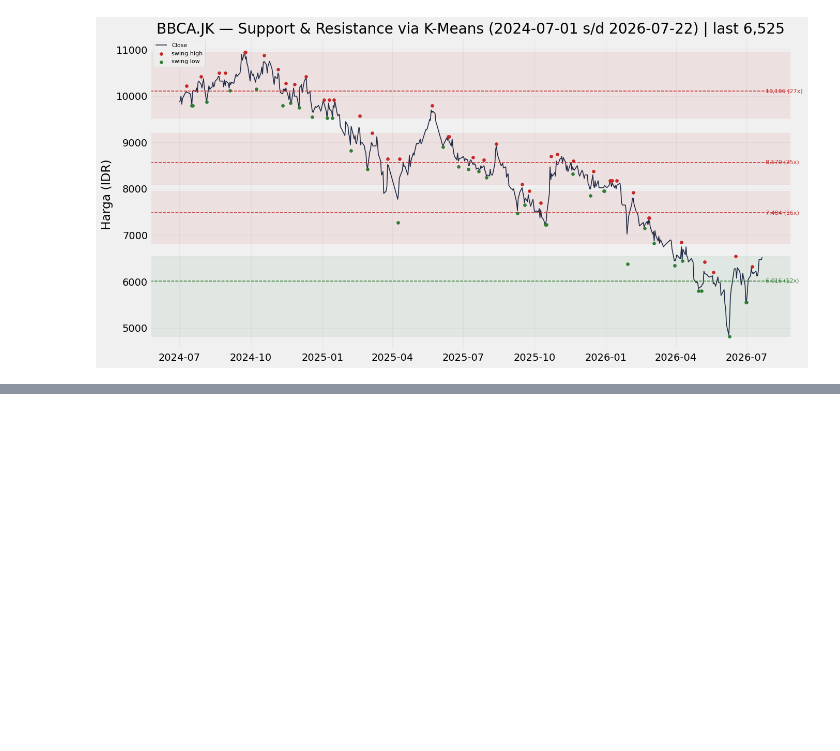
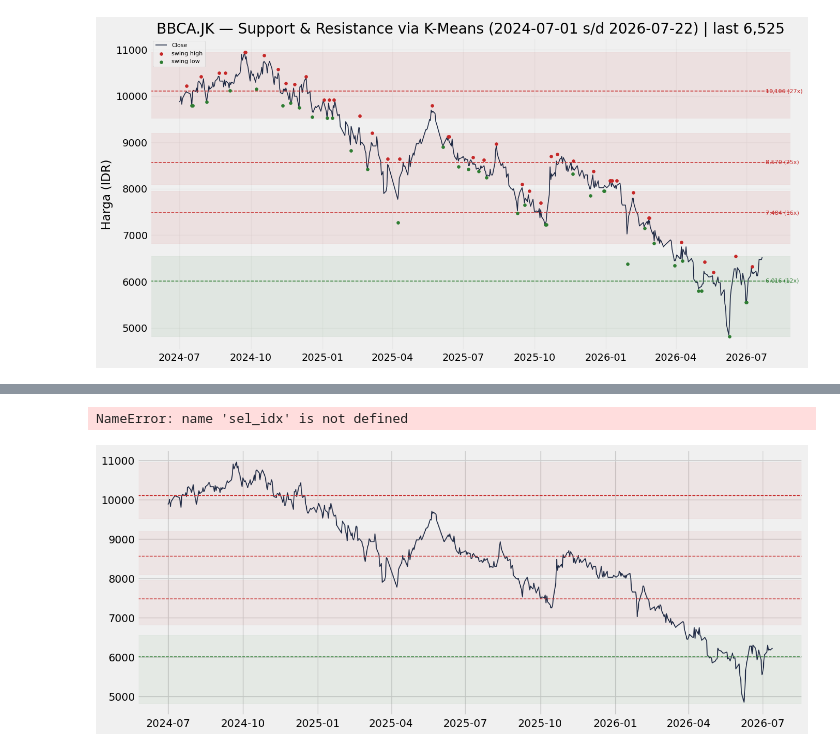
Before and after one commit to patricktelnoni/support_resistance_detection, a Jupyter notebook: regression.ipynb, the cells around one changed output, grey strips where cells are left out. Saved outputs shown, nothing was run; the diff lists cells and outputs as text; code cells hidden in the pictures; blank space fills up the shorter version.

Commit message:
Lstm with plot

```diff
--- a/regression.ipynb
+++ b/regression.ipynb
@@ -364,0 +502,51 @@ def prepare_sequences(X, y, lookback=LOOKBACK):
+# %%
+
+fig, ax = plt.subplots(figsize=(14, 6))
+ax.plot(df.index, df['Close'], color="#1f2a44", lw=1.2, label='Close')
+for _, r in levels.iterrows():
+  color = "#2e7d32" if r.zona == "SUPPORT" else "#c62828"
+  ax.axhspan(r.low, r.high, color=color, alpha=0.06)
+  ax.axhline(r.level, color=color, ls='--', lw=1)
+
+for i in sel_idx:
+  sd = test_dates[i]
+  if sd not in df.index:
+    try:
+      sd = df.index[df.index.get_loc(sd, method='nearest')]
+    except Exception:
+      sd = df.index[-1]
+    start_price = float(df.loc[sd, 'Close'])
+    target_level = choose_target_level(start_price, int(preds[i]))
+    dates_proj = pd.bdate_range(sd, periods=proj_days)
+
+    hist_days = min(LOOKBACK, df.index.get_loc(sd) + 1)
+    hist_slice = df['Close'].iloc[df.index.get_loc(sd) - hist_days + 1 : df.index.get_loc(sd) + 1]
+    returns = hist_slice.pct_change().fillna(0).values
+    cum = np.cumsum(returns)
+    if len(cum) > 1 and np.ptp(cum) > 0:
+      shape = (cum - cum.min()) / np.ptp(cum)
+    else:
+      shape = np.linspace(0.0, 1.0, len(cum))
+
+    if len(shape) > 3:
+      shape = np.convolve(shape, np.ones(3) / 3, mode='same')
+      shape = np.clip(shape, 0.0, 1.0)
+
+    path_x = np.linspace(0.0, 1.0, proj_days)
+    prices_proj = start_price + np.interp(path_x, np.linspace(0.0, 1.0, len(shape)), shape) * (target_level - start_price)
+    alpha = float(probs[i]) if probs is not None else 0.6
+    color = 'green' if int(preds[i]) == 1 else 'red'
+    ax.plot(dates_proj, prices_proj, color=color, linestyle='--', alpha=alpha, linewidth=1.8)
+    ax.scatter([dates_proj[-1]], [prices_proj[-1]], color=color, s=30, alpha=alpha)
+    ax.text(dates_proj[-1], prices_proj[-1], f" {int(prices_proj[-1]):,}", va='center', fontsize=8, color=color)
+
+  ax.set_ylabel('Harga (IDR)')
+  ax.set_title(f'Projected paths from sample dates to predicted levels (horizon {proj_days} days) — last {last_price:,.0f}')
+  ax.legend(loc='upper left', fontsize=8)
+  fig.tight_layout()
+  plt.show()
+  model.save("bbca_lstm_model.h5")
+  print("Model saved to bbca_lstm_model.h5")
+# %% [output]
+NameError: name 'sel_idx' is not defined
+[figure, added]
```
Also changed, not shown: parts of 3 cells of this notebook.
